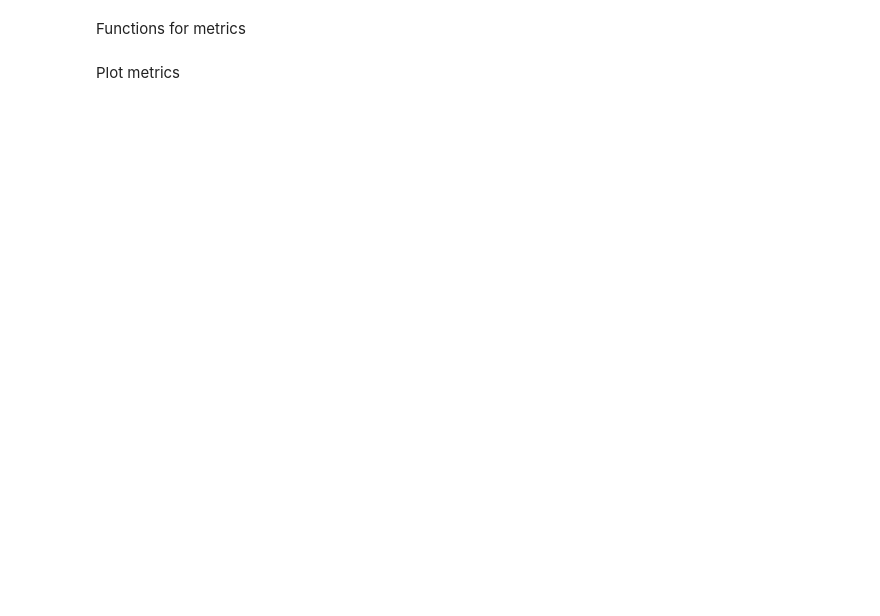
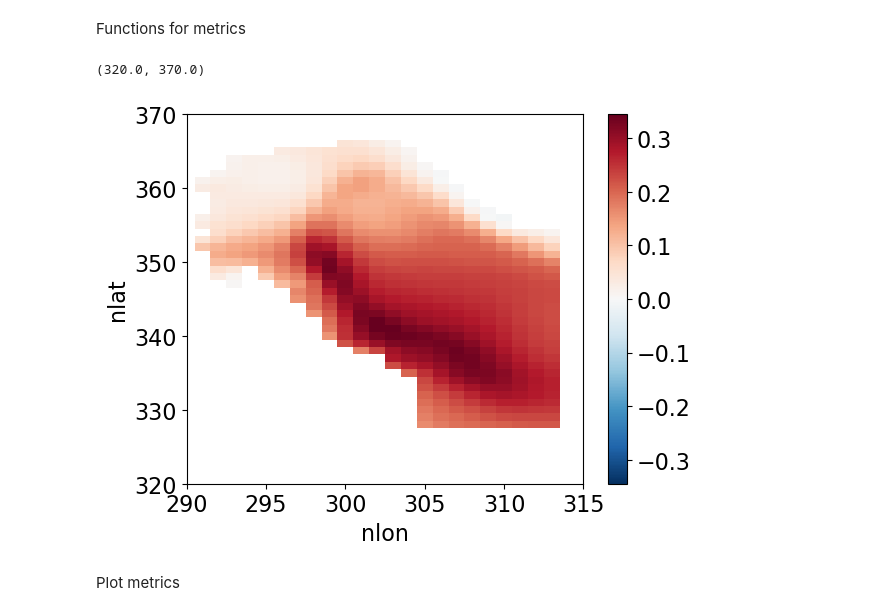
Before and after one commit to inagler/current, a Jupyter notebook: Compare_metrics_composites.ipynb, the cells around one changed output. Drawn from its saved outputs; the diff is of its cells as text; code cells hidden in the pictures; blank space fills up the shorter version.

```diff
--- a/Compare_metrics_composites.ipynb
+++ b/Compare_metrics_composites.ipynb
@@ -44,25 +118,22 @@ Functions for metrics
 # %%
-# spg dens
-spg_dens_mean = np.load(os.path.expanduser('~/phase1_CONDA/timeseries/spg_dens_mean.npy'))
-
-# nao
-nao_mean = np.load(os.path.expanduser('~/phase1_CONDA/timeseries/nao_mean.npy'))
-
-# depth at 43°N
-da_dMOC = xr.open_dataarray('/Data/gfi/share/ModData/CESM2_LENS2/ocean/monthly/comp/dMOCcomposite-test.nc')
-dmoc_43N_mean = da_dMOC.isel(nlat=310).max('z_t').values
-
-# atmospheric heat flux
-ds_shf = xr.open_dataset('/Data/gfi/share/ModData/CESM2_LENS2/ocean/monthly/comp/SHFcomposite.nc').roll(nlon=+100).where(mask_lab_sea == 1)
-shf_lab_sea_mean = ds_shf.SHF.mean(dim=('nlat', 'nlon')).values
-
-# convection
-ds_hmxl = xr.open_dataset('/Data/gfi/share/ModData/CESM2_LENS2/ocean/monthly/comp/HMXLcomposite.nc').roll(nlon=+100).where(mask_lab_sea == 1)
-hmxl_lab_sea_mean = ds_hmxl.HMXL.mean(dim=('nlat', 'nlon')).values
-
-# surface temperature
-ds_temp = xr.open_dataset('/Data/gfi/share/ModData/CESM2_LENS2/ocean/monthly/comp/TEMPcomposite.nc').isel(z_t=0).roll(nlon=+100).where(mask_lab_sea == 1)
-temp_surface_lab_mean = ds_temp.TEMP.mean(dim=('nlat', 'nlon')).values
+# Windstress in Labrador Sea
+ds_taux = xr.open_dataset(os.path.expanduser('/Data/gfi/share/ModData/CESM2_LENS2/ocean/monthly/comp/TAUXcomposite_march.nc'))
+ds_taux = ds_taux.where(mask_lab_sea == 1)
+ds_tauy = xr.open_dataset(os.path.expanduser('/Data/gfi/share/ModData/CESM2_LENS2/ocean/monthly/comp/TAUYcomposite_march.nc'))
+ds_tauy = ds_tauy.where(mask_lab_sea == 1)
+mag = (ds_taux.TAUX**2 + ds_tauy.TAUY**2)**0.5
+tau_lab_sea_mean = mag.mean(dim=('nlat', 'nlon')).values
+# %%
+period1_avg = mag.isel(time=slice(0,35)).mean(dim='time')
+period2_avg = mag.isel(time=slice(45,59)).mean(dim='time')
+ds_mag_anom = period2_avg - period1_avg
+# %%
+ds_mag_anom.plot()
+plt.xlim(290,315)
+plt.ylim(320,370)
+# %% [output]
+(320.0, 370.0)
+[figure, added]
 # %% [markdown]
 Plot metrics
 # %%
```
Also changed, not shown: parts of 10 cells of this notebook, 9 other files.
